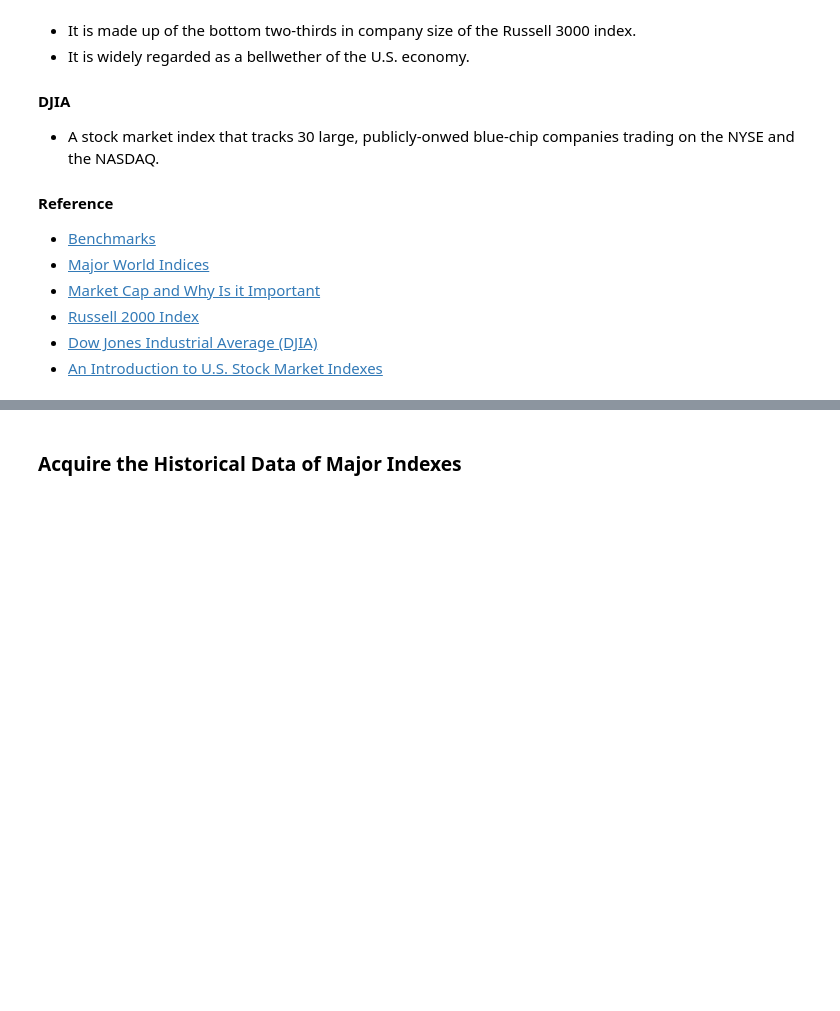
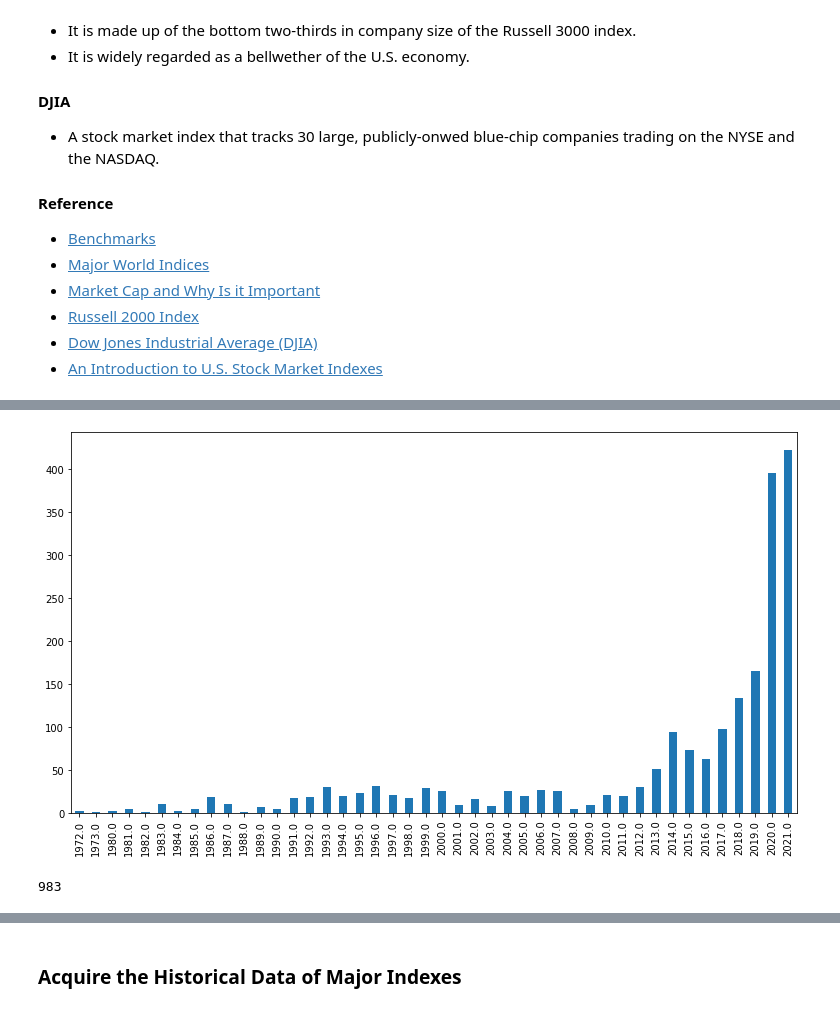
Before and after one commit to Yongliang-Shi/market-prediction, a Jupyter notebook: arks.ipynb, the cells around one changed output, grey strips where cells are left out. Drawn from its saved outputs; the diff is of its cells as text; code cells hidden in the pictures; blank space fills up the shorter version.

```diff
--- a/explore_ark.ipynb
+++ b/arks.ipynb
@@ -87,0 +93,6 @@ warnings.filterwarnings("ignore")
+# %%
+# Load all the stocks from US in NASDAQ
+df_nasdaqus = pd.read_csv(f"{database}NASDAQ_US_032821.csv")
+
+# Print the concise summary of the dataframe
+df_nasdaqus.info()
@@ -87,0 +139,10 @@ warnings.filterwarnings("ignore")
+# %%
+df_nasdaqus['IPO Year'].value_counts().sort_index().plot(kind='bar', figsize=(13,7))
+plt.show()
+# %% [output]
+[figure, added]
+# %%
+mask = (df_nasdaqus['IPO Year'] == 2021) | (df_nasdaqus['IPO Year'] == 2020) | (df_nasdaqus['IPO Year'] == 2019)
+mask.sum()
+# %% [output]
+983
```
Also changed, not shown: parts of 17 cells of this notebook.
